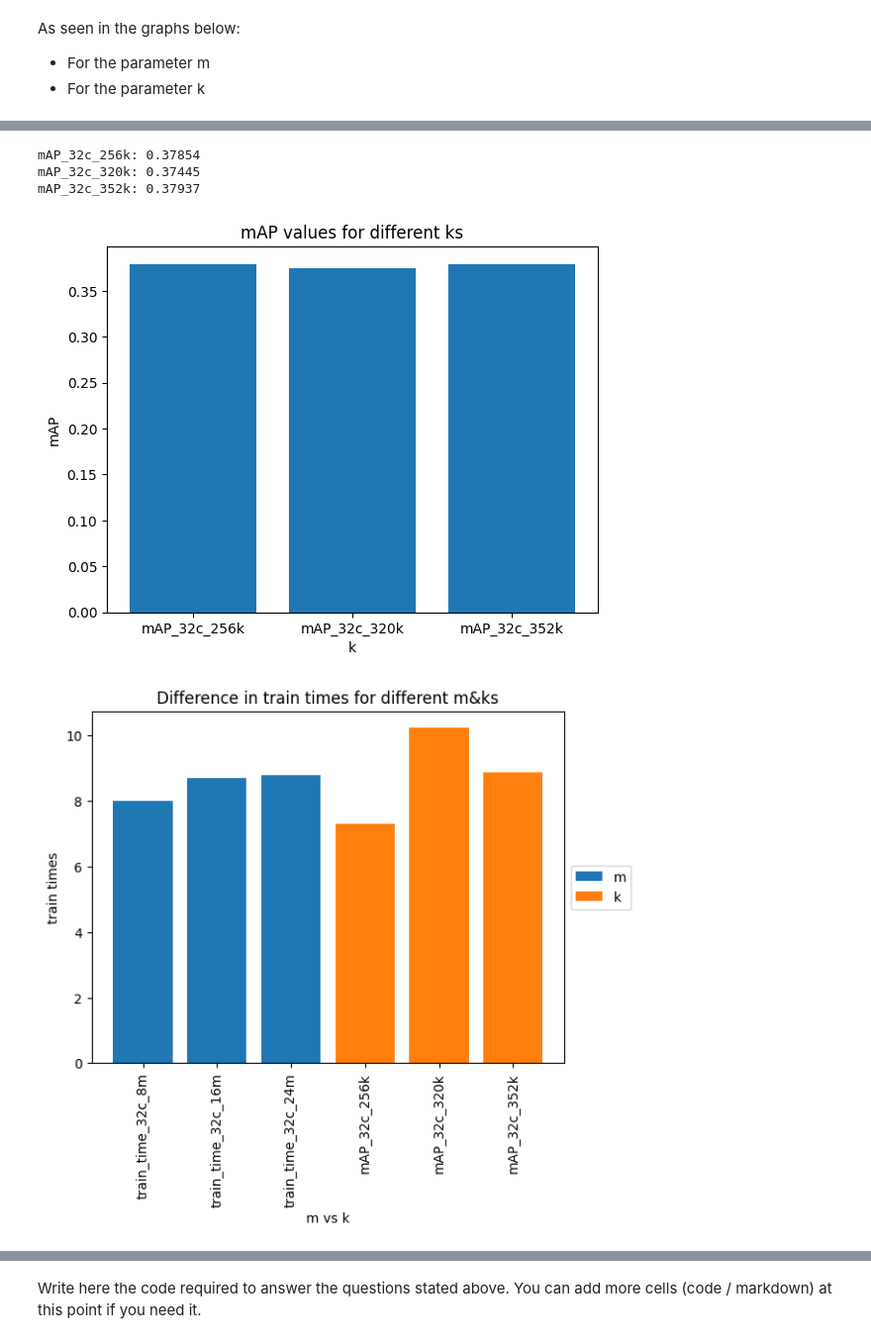
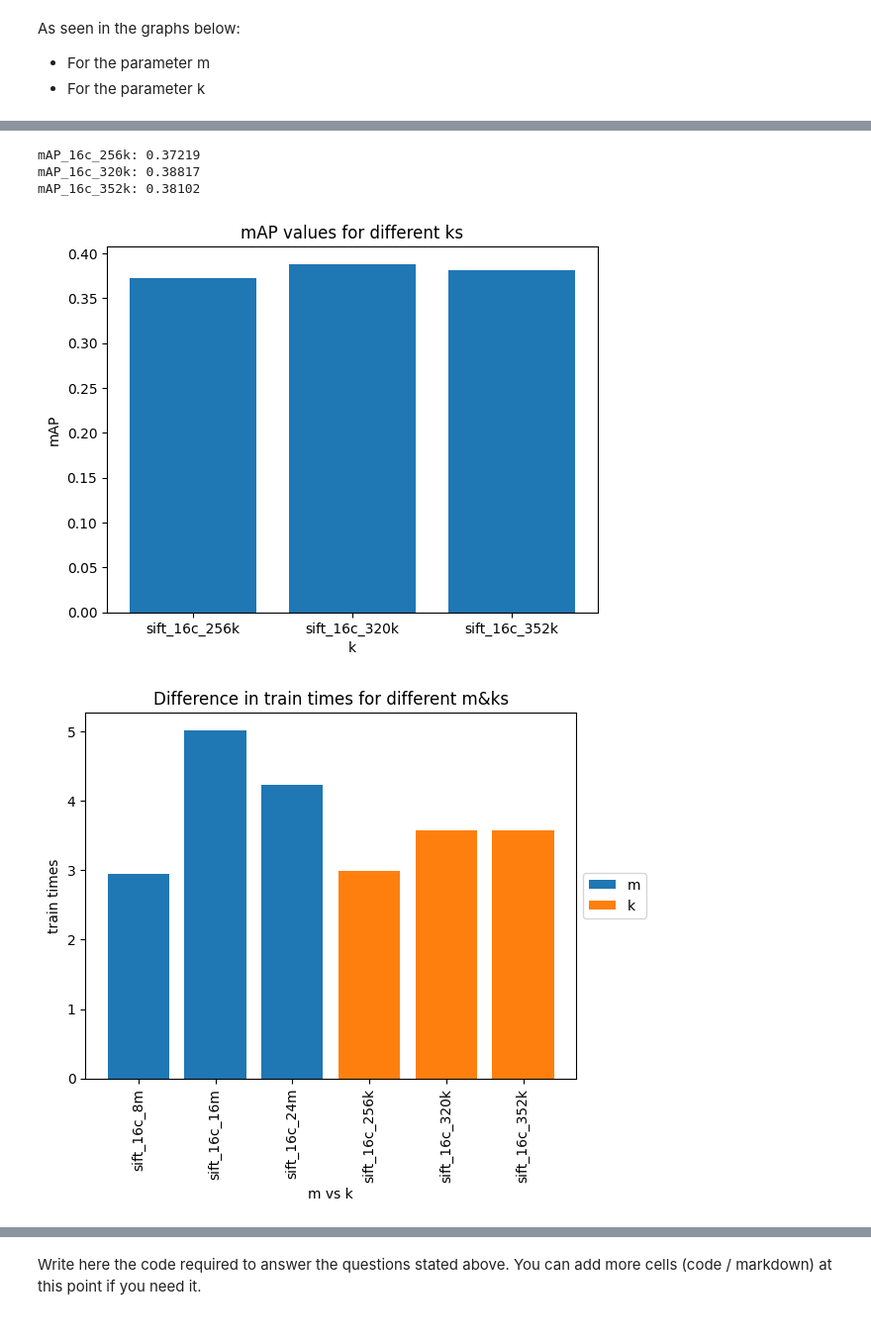
Before and after one commit to claredavies/ImageIndexing, a Jupyter notebook: Advanced_Techniques_Assignment_3.ipynb, the cells around one changed output, grey strips where cells are left out. Shown at 99% size. Saved outputs shown, nothing was run; the diff lists cells and outputs as text; code cells hidden in the pictures.

Commit message:
charts done

```diff
--- a/Advanced_Techniques_Assignment_3.ipynb
+++ b/Advanced_Techniques_Assignment_3.ipynb
@@ -725,49 +725,49 @@ plot_chart(mAP_values_m, labels_m, "mAP values for different ms", "m", "mAP")
 # %%
 start_time = time.time()
-quantizers_32c_256k = pq_build_quantizers(train_vlad_32c, m = 8, k = 256)
-index_32c_256k = pq_build_index(train_vlad_32c, quantizers_32c_256k)
-train_time_32c_256k = time.time() - start_time
+quantizers_16c_256k = pq_build_quantizers(train_vlad_16c, m = 8, k = 256)
+index_16c_256k = pq_build_index(train_vlad_16c, quantizers_16c_256k)
+train_time_16c_256k = time.time() - start_time
 
 start_time = time.time()
-_, mAP_32c_256k = compute_mAP(query_names, query_vlad_32c, index_32c_256k, train_names, quantizers_32c_256k, '../holidays/holidays_images.dat')
-query_time_32c_256k = time.time() - start_time
+_, mAP_16c_256k = compute_mAP(query_names, query_vlad_16c, index_16c_256k, train_names, quantizers_16c_256k, '../holidays/holidays_images.dat')
+query_time_16c_256k = time.time() - start_time
 
 start_time = time.time()
-quantizers_32c_320k = pq_build_quantizers(train_vlad_32c, m = 8, k = 320)
-index_32c_320k = pq_build_index(train_vlad_32c, quantizers_32c_320k)
-train_time_32c_320k = time.time() - start_time
+quantizers_16c_320k = pq_build_quantizers(train_vlad_16c, m = 8, k = 320)
+index_16c_320k = pq_build_index(train_vlad_16c, quantizers_16c_320k)
+train_time_16c_320k = time.time() - start_time
 
 start_time = time.time()
-_, mAP_32c_320k = compute_mAP(query_names, query_vlad_32c, index_32c_320k, train_names, quantizers_32c_320k, '../holidays/holidays_images.dat')
-query_time_32c_320k = time.time() - start_time
+_, mAP_16c_320k = compute_mAP(query_names, query_vlad_16c, index_16c_320k, train_names, quantizers_16c_320k, '../holidays/holidays_images.dat')
+query_time_16c_320k = time.time() - start_time
 
 start_time = time.time()
-quantizers_32c_352k = pq_build_quantizers(train_vlad_32c, m = 8, k = 352)
-index_32c_352k = pq_build_index(train_vlad_32c, quantizers_32c_352k)
-train_time_32c_352k  = time.time() - start_time
+quantizers_16c_352k = pq_build_quantizers(train_vlad_16c, m = 8, k = 352)
+index_16c_352k = pq_build_index(train_vlad_16c, quantizers_16c_352k)
+train_time_16c_352k  = time.time() - start_time
 
 start_time = time.time()
-_, mAP_32c_352k = compute_mAP(query_names, query_vlad_32c, index_32c_352k, train_names, quantizers_32c_352k, '../holidays/holidays_images.dat')
-query_time_32c_352k = time.time() - start_time
-
-mAP_values_k = [mAP_32c_256k, mAP_32c_320k, mAP_32c_352k]
-labels_k = ["sift_32c_256k", "sift_32c_320k", "sift_32c_352k"]
-train_times_32c_k = [train_time_32c_256k, train_time_32c_320k, train_time_32c_352k]
-query_times_32c_k = [query_time_32c_256k, query_time_32c_320k, query_time_32c_352k]
+_, mAP_16c_352k = compute_mAP(query_names, query_vlad_16c, index_16c_352k, train_names, quantizers_16c_352k, '../holidays/holidays_images.dat')
+query_time_16c_352k = time.time() - start_time
+# %%
+mAP_values_k = [mAP_16c_256k, mAP_16c_320k, mAP_16c_352k]
+labels_k = ["sift_16c_256k", "sift_16c_320k", "sift_16c_352k"]
+train_times_16c_k = [train_time_16c_256k, train_time_16c_320k, train_time_16c_320k]
+query_times_16c_k = [query_time_16c_256k, query_time_16c_320k, query_time_16c_352k]
 # %%
-print('mAP_32c_256k: %.5f' % mAP_32c_256k)
-print('mAP_32c_320k: %.5f' % mAP_32c_320k)
-print('mAP_32c_352k: %.5f' % mAP_32c_352k)
+print('mAP_16c_256k: %.5f' % mAP_16c_256k)
+print('mAP_16c_320k: %.5f' % mAP_16c_320k)
+print('mAP_16c_352k: %.5f' % mAP_16c_352k)
 # %% [output]
-mAP_32c_256k: 0.37854
-mAP_32c_320k: 0.37445
-mAP_32c_352k: 0.37937
+mAP_16c_256k: 0.37219
+mAP_16c_320k: 0.38817
+mAP_16c_352k: 0.38102
 # %%
 plot_chart(mAP_values_k, labels_k, "mAP values for different ks", "k", "mAP")
 # %% [output]
-[figure, old version]
+[figure, new version]
 # %%
-plot_comparison_chart(labels_m, labels_k, train_times_32c_m, train_times_32c_k, 'm', 'k', 'm vs k', 'train times', 'Difference in train times for different m&ks')
+plot_comparison_chart(labels_m, labels_k, train_times_16c_m, train_times_16c_k, 'm', 'k', 'm vs k', 'train times', 'Difference in train times for different m&ks')
 # %% [output]
-[figure, old version]
+[figure, new version]
 # %%
```
Also changed, not shown: parts of 23 cells of this notebook.
